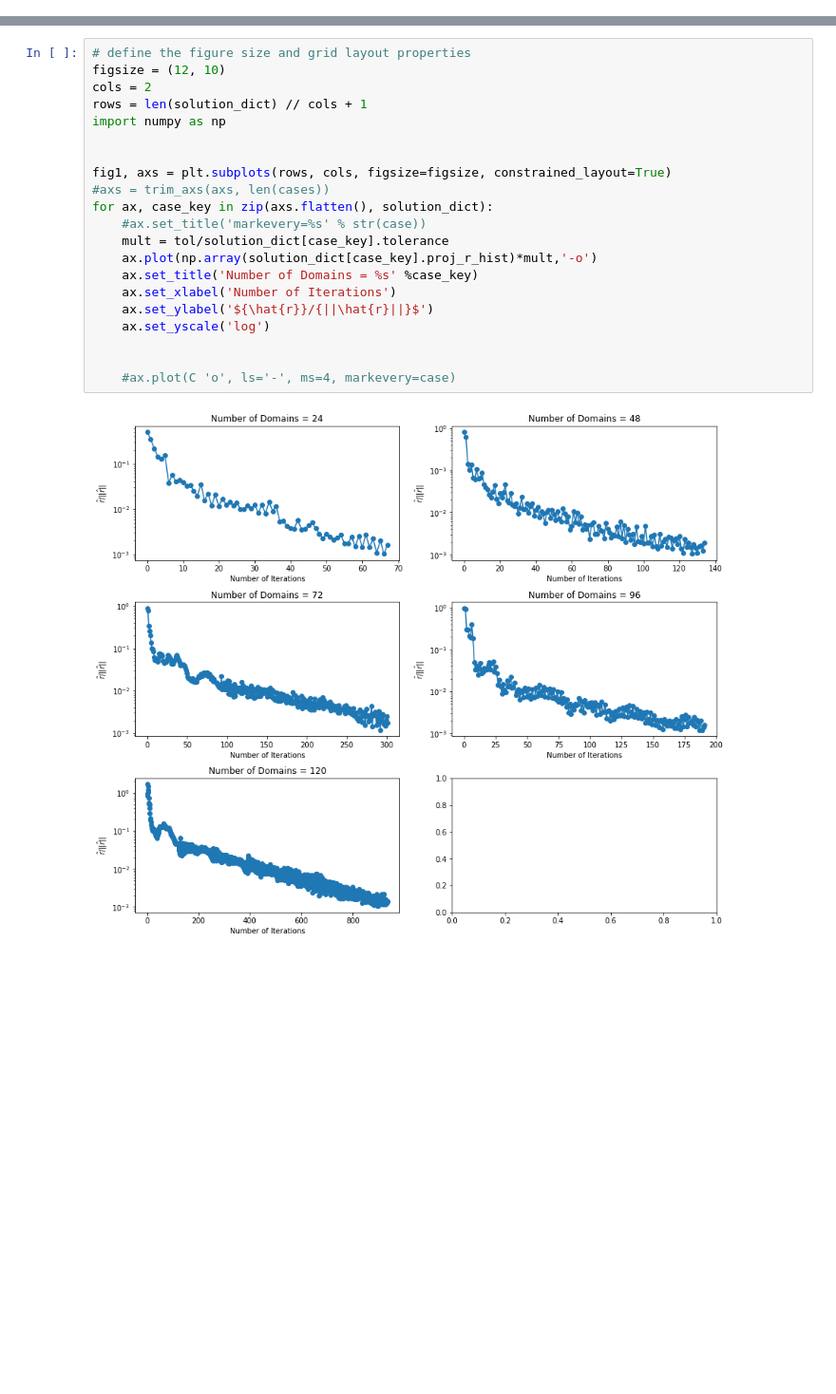
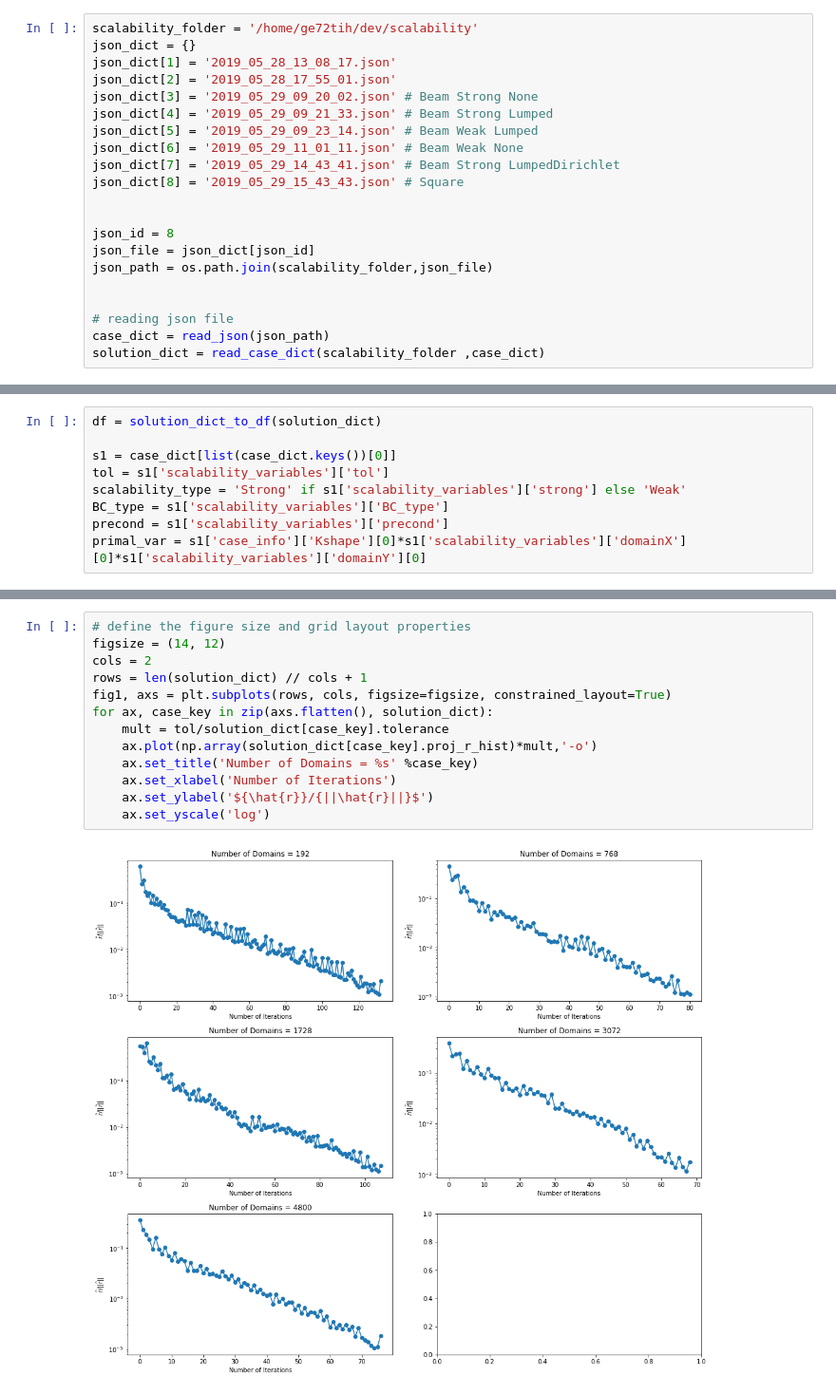
Before and after one commit to jenovencio/PYFETI, a Jupyter notebook: notebooks/PostProcessing Scalability.ipynb, the cells around one changed output, grey strips where cells are left out. Shown at 95% size. Cells and saved outputs as stored; diff of their text form; blank space fills up the shorter version.

```diff
--- a/notebooks/PostProcessing Scalability.ipynb
+++ b/notebooks/PostProcessing Scalability.ipynb
@@ -55,0 +7,21 @@ df
+# %%
+scalability_folder = '/home/ge72tih/dev/scalability'
+json_dict = {}
+json_dict[1] = '2019_05_28_13_08_17.json'
+json_dict[2] = '2019_05_28_17_55_01.json'
+json_dict[3] = '2019_05_29_09_20_02.json' # Beam Strong None
+json_dict[4] = '2019_05_29_09_21_33.json' # Beam Strong Lumped
+json_dict[5] = '2019_05_29_09_23_14.json' # Beam Weak Lumped
+json_dict[6] = '2019_05_29_11_01_11.json' # Beam Weak None
+json_dict[7] = '2019_05_29_14_43_41.json' # Beam Strong LumpedDirichlet
+json_dict[8] = '2019_05_29_15_43_43.json' # Square
+
+
+json_id = 8
+json_file = json_dict[json_id]
+json_path = os.path.join(scalability_folder,json_file)
+
+
+# reading json file
+case_dict = read_json(json_path)
+solution_dict = read_case_dict(scalability_folder ,case_dict)
@@ -55,0 +30,9 @@ df
+# %%
+df = solution_dict_to_df(solution_dict)
+
+s1 = case_dict[list(case_dict.keys())[0]]
+tol = s1['scalability_variables']['tol']
+scalability_type = 'Strong' if s1['scalability_variables']['strong'] else 'Weak'
+BC_type = s1['scalability_variables']['BC_type']
+precond = s1['scalability_variables']['precond']
+primal_var = s1['case_info']['Kshape'][0]*s1['scalability_variables']['domainX'][0]*s1['scalability_variables']['domainY'][0]
@@ -56,23 +59,15 @@ df
 # %%
 # define the figure size and grid layout properties
-figsize = (12, 10)
+figsize = (14, 12)
 cols = 2
 rows = len(solution_dict) // cols + 1
-import numpy as np
-
-
 fig1, axs = plt.subplots(rows, cols, figsize=figsize, constrained_layout=True)
-#axs = trim_axs(axs, len(cases))
 for ax, case_key in zip(axs.flatten(), solution_dict):
-    #ax.set_title('markevery=%s' % str(case))
     mult = tol/solution_dict[case_key].tolerance
     ax.plot(np.array(solution_dict[case_key].proj_r_hist)*mult,'-o')
     ax.set_title('Number of Domains = %s' %case_key)
     ax.set_xlabel('Number of Iterations')
     ax.set_ylabel('${\hat{r}}/{||\hat{r}||}$')
     ax.set_yscale('log')
-
-
-    #ax.plot(C 'o', ls='-', ms=4, markevery=case)
 # %% [output]
-[figure, old version]
+[figure, new version]
```
Also changed, not shown: parts of 10 cells of this notebook, 2 other files.
